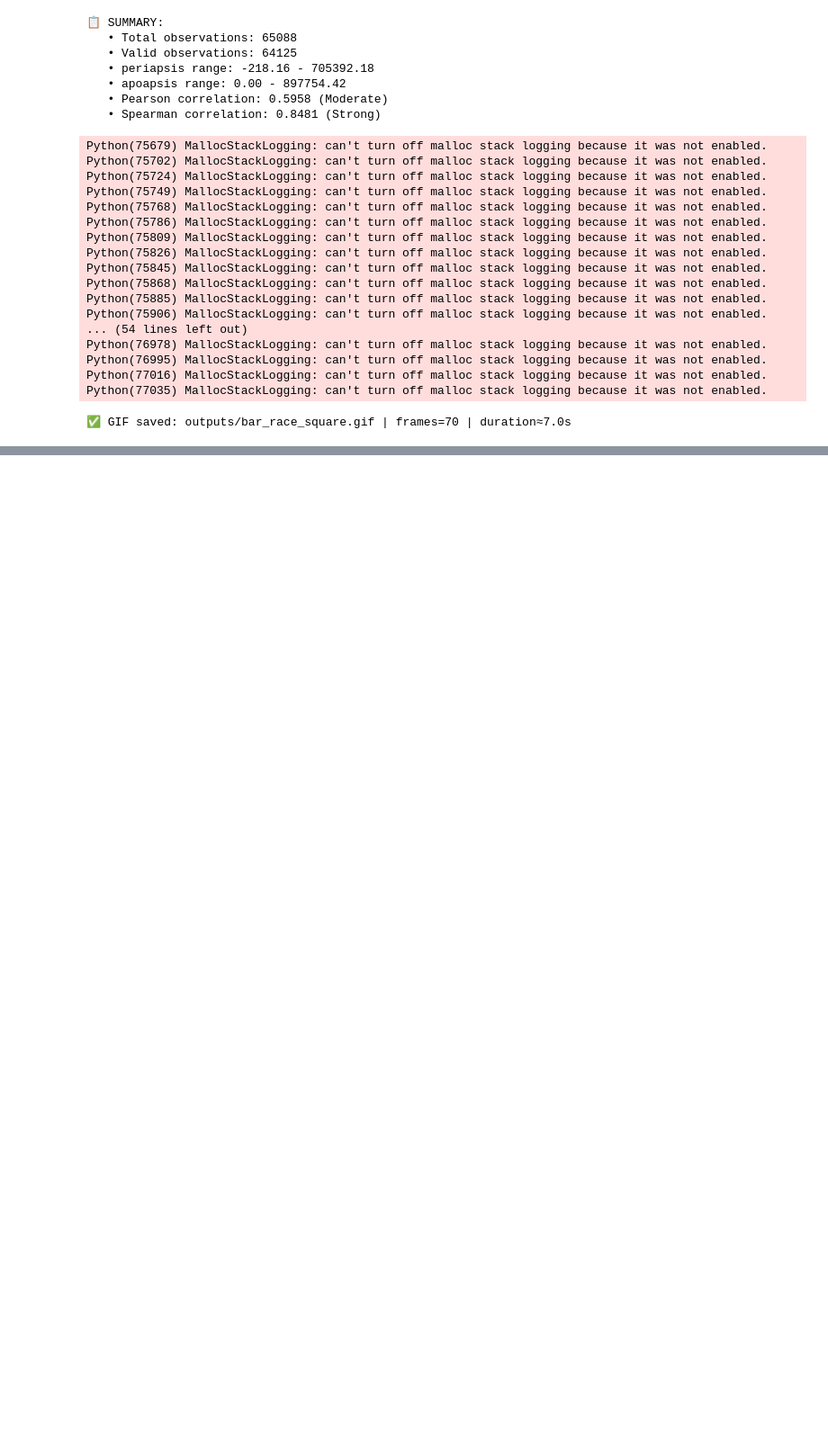
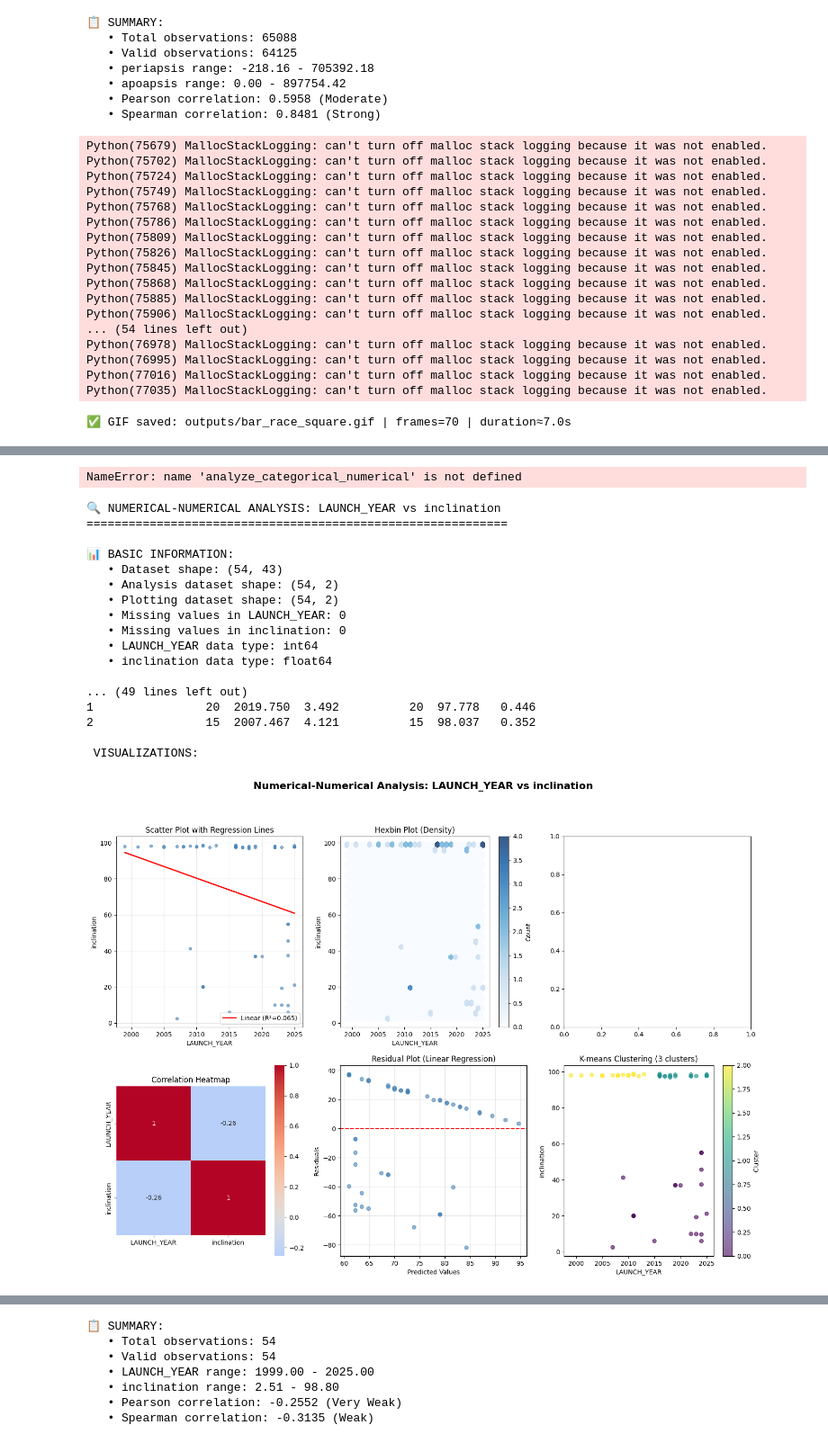
Before and after one commit to aaeush/orbitiq, a Jupyter notebook: notebooks/4.2SpaceTrack: Bivariate Analysis.ipynb, the cells around one changed output, grey strips where cells are left out. Shown at 90% size. Drawn from its saved outputs; the diff is of its cells as text; code cells hidden in the pictures; blank space fills up the shorter version.

Commit message:
custom charts for presentation

```diff
--- a/notebooks/4.2SpaceTrack: Bivariate Analysis.ipynb
+++ b/notebooks/4.2SpaceTrack: Bivariate Analysis.ipynb
@@ -2203,3 +2203,7 @@ Python(76995) MallocStackLogging: can't turn off malloc stack logging because it
 Python(77016) MallocStackLogging: can't turn off malloc stack logging because it was not enabled.
 Python(77035) MallocStackLogging: can't turn off malloc stack logging because it was not enabled.
 ✅ GIF saved: outputs/bar_race_square.gif | frames=70 | duration≈7.0s
+# %%
+LEO_objects = satnav_tidy[satnav_tidy['altitude_class'] == 'LEO']
+
+LEO_objects.head()
@@ -2205,0 +2217,27 @@ Python(77035) MallocStackLogging: can't turn off malloc stack logging because it
+# %%
+India_LEO_payloads = LEO_objects[(LEO_objects['iso3'] == 'IND') & (LEO_objects['object_type'] == 'PAYLOAD') & (LEO_objects['LAUNCH_YEAR'] >= 1998)]
+
+results = analyze_categorical_numerical(India_LEO_payloads, 'object_type', 'LAUNCH_YEAR', plot_type='histogram')
+# %% [output]
+NameError: name 'analyze_categorical_numerical' is not defined
+# %%
+results = analyze_numerical_numerical(India_LEO_payloads, 'LAUNCH_YEAR', 'inclination', plot_type='all')
+# %% [output]
+🔍 NUMERICAL-NUMERICAL ANALYSIS: LAUNCH_YEAR vs inclination
+============================================================
+
+📊 BASIC INFORMATION:
+   • Dataset shape: (54, 43)
+   • Analysis dataset shape: (54, 2)
+   • Plotting dataset shape: (54, 2)
+   • Missing values in LAUNCH_YEAR: 0
+   • Missing values in inclination: 0
+   • LAUNCH_YEAR data type: int64
+   • inclination data type: float64
+
+... (49 lines left out)
+1                20  2019.750  3.492          20  97.778   0.446
+2                15  2007.467  4.121          15  98.037   0.352
+
+ VISUALIZATIONS:
+[figure, added]
@@ -2205,0 +2245,7 @@ Python(77035) MallocStackLogging: can't turn off malloc stack logging because it
+📋 SUMMARY:
+   • Total observations: 54
+   • Valid observations: 54
+   • LAUNCH_YEAR range: 1999.00 - 2025.00
+   • inclination range: 2.51 - 98.80
+   • Pearson correlation: -0.2552 (Very Weak)
+   • Spearman correlation: -0.3135 (Weak)
```
Also changed, not shown: parts of 6 cells of this notebook, 1 other file.
